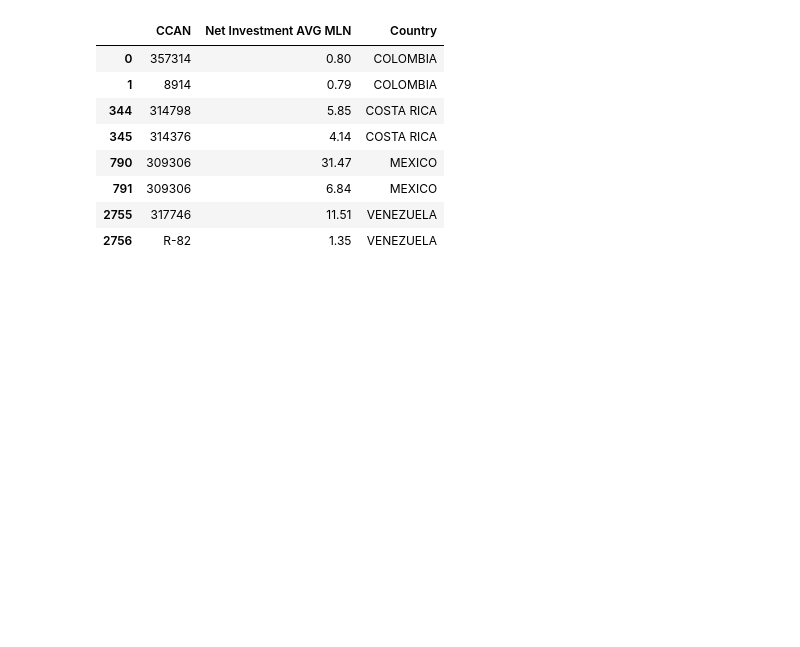
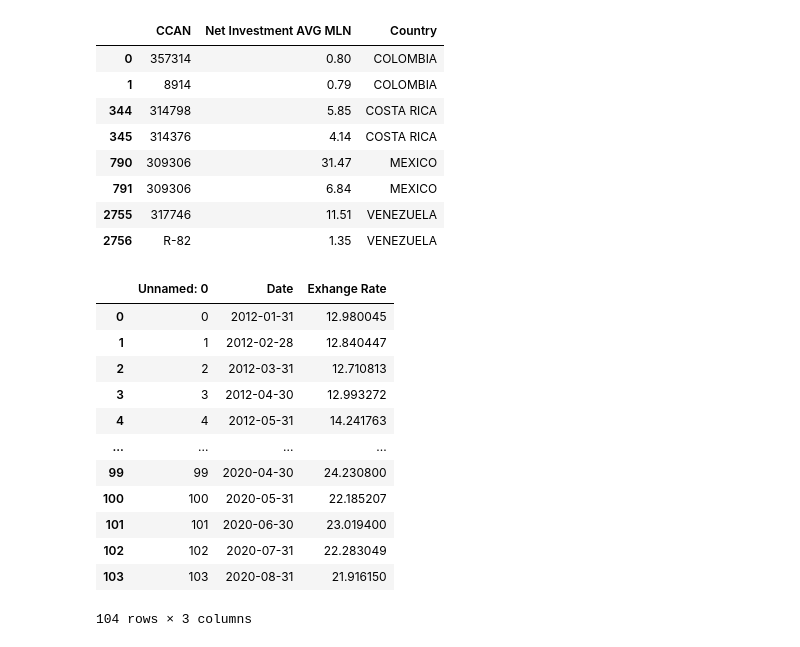
Before and after one commit to SergioGL8/P1---Digging-deep-in-past-due-patterns-, a Jupyter notebook: explore_visual.ipynb, the cells around one changed output. Drawn from its saved outputs; the diff is of its cells as text; code cells hidden in the pictures; blank space fills up the shorter version.

```diff
--- a/explore_visual.ipynb
+++ b/explore_visual.ipynb
@@ -182,3 +184,21 @@ year_overview(2017)
 | 791 | 309306 | 6.84 | MEXICO |
 | 2755 | 317746 | 11.51 | VENEZUELA |
 | 2756 | R-82 | 1.35 | VENEZUELA |
+# %%
+path1 = "datasets/output/exchange_rates.csv"
+exchange_rates_df = pd.read_csv(path1)
+exchange_rates_df
+# %% [output]
+|  | Unnamed: 0 | Date | Exhange Rate |
+| 0 | 0 | 2012-01-31 | 12.980045 |
+| 1 | 1 | 2012-02-28 | 12.840447 |
+| 2 | 2 | 2012-03-31 | 12.710813 |
+| 3 | 3 | 2012-04-30 | 12.993272 |
+| 4 | 4 | 2012-05-31 | 14.241763 |
+| ... | ... | ... | ... |
+| 99 | 99 | 2020-04-30 | 24.230800 |
+| 100 | 100 | 2020-05-31 | 22.185207 |
+| 101 | 101 | 2020-06-30 | 23.019400 |
+| 102 | 102 | 2020-07-31 | 22.283049 |
+| 103 | 103 | 2020-08-31 | 21.916150 |
+104 rows × 3 columns
```
Also changed, not shown: parts of 3 cells of this notebook, 2 other files.
